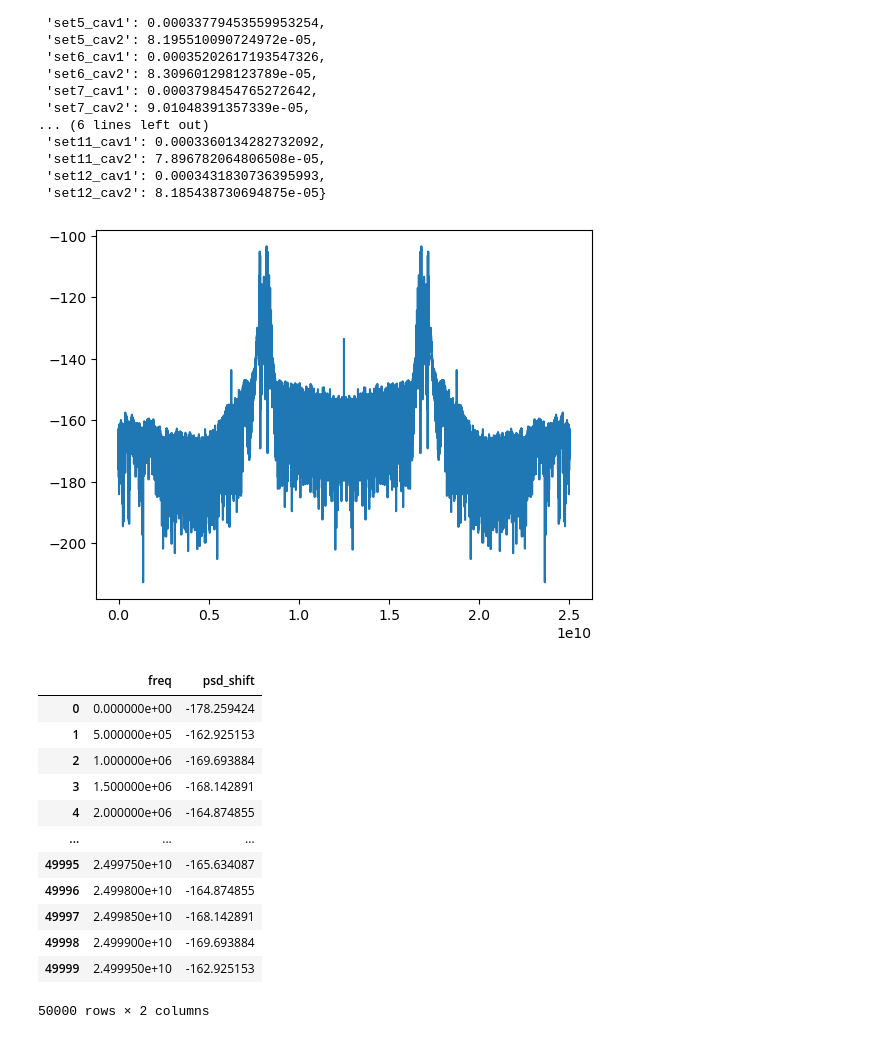
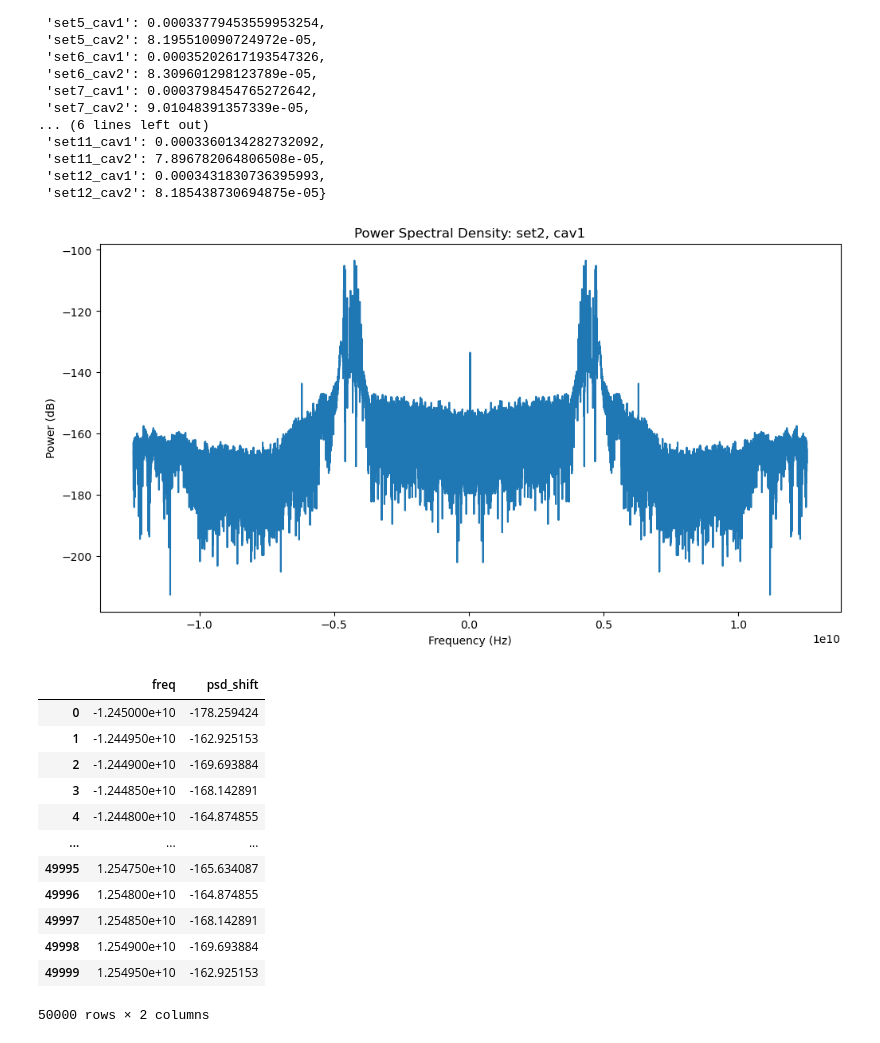
Before and after one commit to jpgtordilla/hombom24, a Jupyter notebook: scope-analysis/scope_data_processing.ipynb, the cells around one changed output. Drawn from its saved outputs; the diff is of its cells as text; code cells hidden in the pictures.

Commit message:
changed params for PSD, started reviewing Chao data processing

```diff
--- a/scope-analysis/scope_data_processing.ipynb
+++ b/scope-analysis/scope_data_processing.ipynb
@@ -113,37 +110,43 @@ avg_powers(full_df)
  'set12_cav1': 0.0003431830736395993,
  'set12_cav2': 8.185438730694875e-05}
 # %%
-def plot_psd(df):
+def plot_psd(df, column):
     """Calculate and plot the power spectrum of the amplitude values in the dataframe."""
-    v_set2_cav1 = df["values_set2_cav1"].astype("float")
-    fs = 25e9 # TODO: is this the correct sampling frequency?
+    x = df[column].astype("float")
+    fs = 25e9 # TODO: is this the correct sampling frequency? (twice the signal frequency?)
     n = 50000
-    psd = np.abs(np.fft.fft(v_set2_cav1))**2 / (n*fs)
+    psd = np.abs(np.fft.fft(x))**2 / (n*fs)
     psd_log = 10.0*np.log10(psd)
     psd_shifted = np.fft.fftshift(psd_log)
+    center_freq = 0.5e8 # TODO: is this the correct center frequency? (adjusted until 0 was at the center)
+    f = np.arange(fs/-2.0, fs/2.0, fs/n) # start, stop, step centered around 0 Hz
+    f += center_freq # now add center frequency
 
-    center_freq = 12.5e9 # TODO: is this the correct center frequency?
-    f = np.arange(fs/-2.0, fs/2.0, fs/n) # start, stop, step. centered around 0 Hz
-    f += center_freq # now add center frequency
-    plt.plot(f, psd_shifted)
+    # plot the spectra
+    fig, ax = plt.subplots(figsize = (12, 6))
+    set_label = ", ".join(column.split("_")[1:])
+    ax.set_title(f"Power Spectral Density: {set_label}")
+    ax.set_xlabel("Frequency (Hz)")
+    ax.set_ylabel("Power (dB)")
+    ax.plot(f, psd_shifted)
     plt.show()
-
+    # return the DataFrame of frequencies
     df_freq = pd.DataFrame(data={"freq": f, "psd_shift": psd_shifted})
     return df_freq
 
-plot_psd(full_df)
+plot_psd(full_df, "values_set2_cav1")
 # %% [output]
-[figure, old version]
+[figure, new version]
 |  | freq | psd_shift |
-| 0 | 0.000000e+00 | -178.259424 |
-| 1 | 5.000000e+05 | -162.925153 |
-| 2 | 1.000000e+06 | -169.693884 |
-| 3 | 1.500000e+06 | -168.142891 |
-| 4 | 2.000000e+06 | -164.874855 |
+| 0 | -1.245000e+10 | -178.259424 |
+| 1 | -1.244950e+10 | -162.925153 |
+| 2 | -1.244900e+10 | -169.693884 |
+| 3 | -1.244850e+10 | -168.142891 |
+| 4 | -1.244800e+10 | -164.874855 |
 | ... | ... | ... |
-| 49995 | 2.499750e+10 | -165.634087 |
-| 49996 | 2.499800e+10 | -164.874855 |
-| 49997 | 2.499850e+10 | -168.142891 |
-| 49998 | 2.499900e+10 | -169.693884 |
-| 49999 | 2.499950e+10 | -162.925153 |
+| 49995 | 1.254750e+10 | -165.634087 |
+| 49996 | 1.254800e+10 | -164.874855 |
+| 49997 | 1.254850e+10 | -168.142891 |
+| 49998 | 1.254900e+10 | -169.693884 |
+| 49999 | 1.254950e+10 | -162.925153 |
 50000 rows × 2 columns
```
Also changed, not shown: parts of 1 cell of this notebook, 14 other files.
